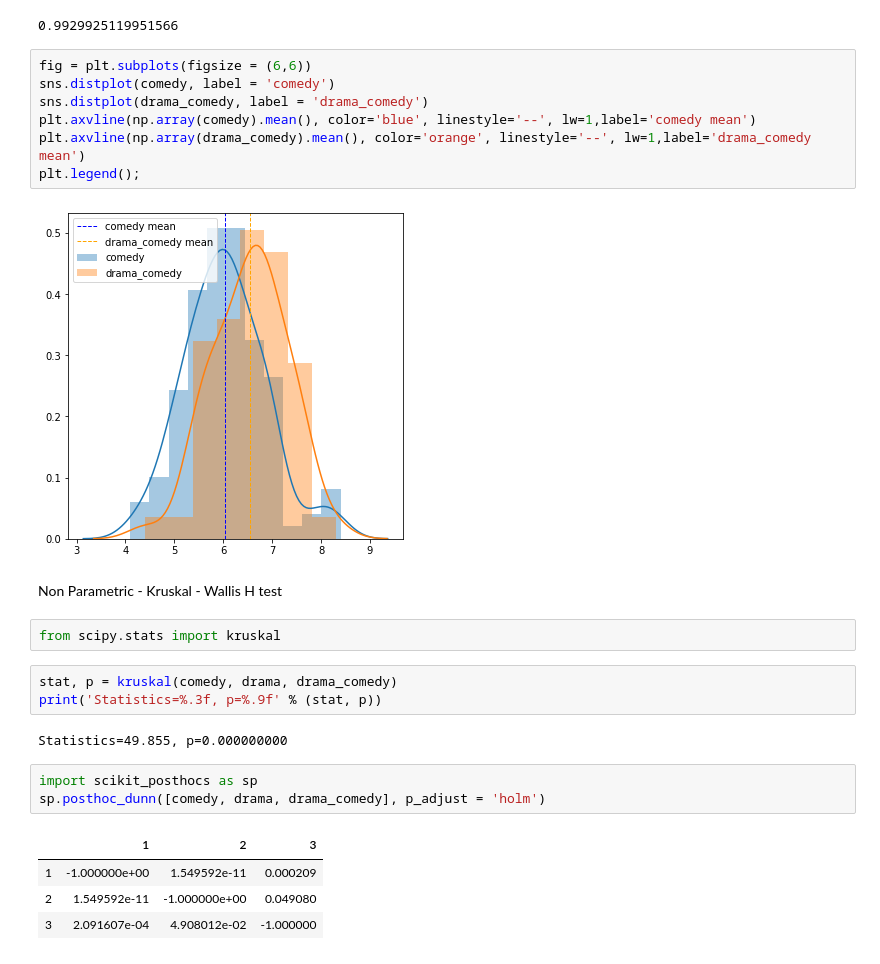
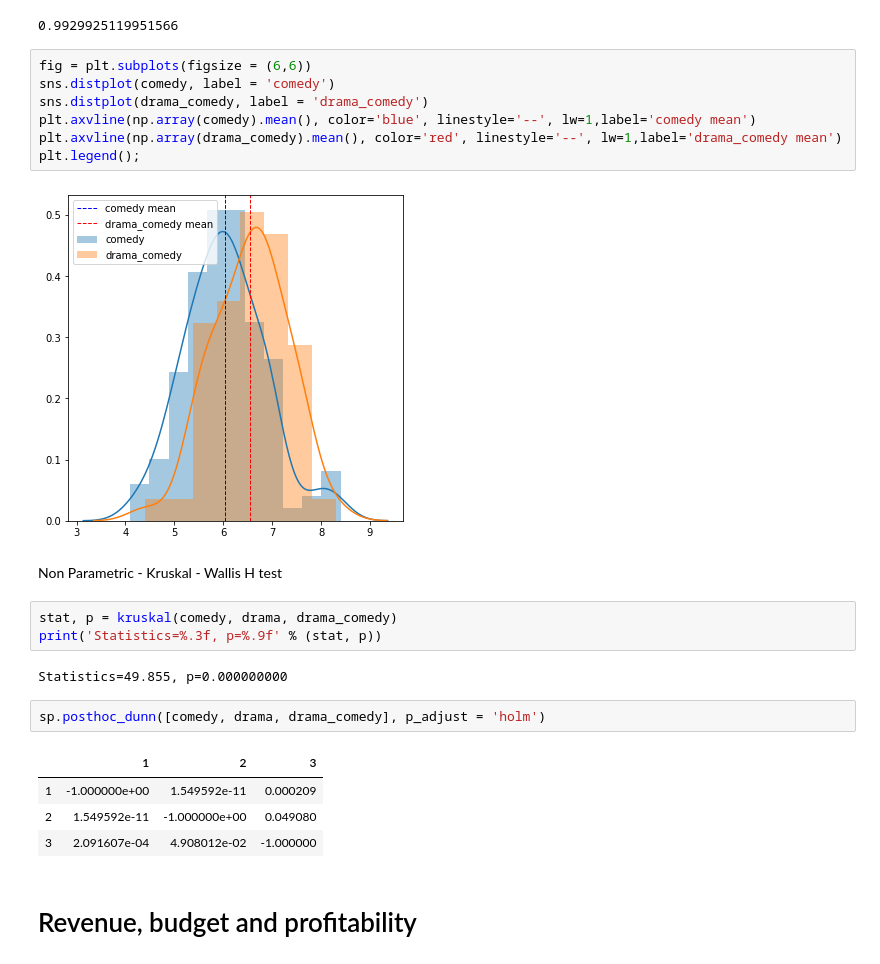
Before and after one commit to joekryan/FlatironMod3Project, a Jupyter notebook: Hypothesis Testing Jahir.ipynb, the cells around one changed output. Drawn from its saved outputs; the diff is of its cells as text.

```diff
--- a/Hypothesis Testing Jahir.ipynb
+++ b/Hypothesis Testing Jahir.ipynb
@@ -519,26 +566,25 @@ power_analysis.solve_power(effect_size=c_d, nobs1=120, alpha=.05, ratio = 90/120
 # %%
 fig = plt.subplots(figsize = (6,6))
 sns.distplot(comedy, label = 'comedy')
 sns.distplot(drama_comedy, label = 'drama_comedy')
 plt.axvline(np.array(comedy).mean(), color='blue', linestyle='--', lw=1,label='comedy mean')
-plt.axvline(np.array(drama_comedy).mean(), color='orange', linestyle='--', lw=1,label='drama_comedy mean')
+plt.axvline(np.array(drama_comedy).mean(), color='red', linestyle='--', lw=1,label='drama_comedy mean')
 plt.legend();
 # %% [output]
-[figure, old version]
+[figure, new version]
 # %% [markdown]
 Non Parametric - Kruskal - Wallis H test
-# %%
-from scipy.stats import kruskal
 # %%
 stat, p = kruskal(comedy, drama, drama_comedy)
 print('Statistics=%.3f, p=%.9f' % (stat, p))
 # %% [output]
 Statistics=49.855, p=0.000000000
 # %%
-import scikit_posthocs as sp
 sp.posthoc_dunn([comedy, drama, drama_comedy], p_adjust = 'holm')
 # %% [output]
 |  | 1 | 2 | 3 |
 | 1 | -1.000000e+00 | 1.549592e-11 | 0.000209 |
 | 2 | 1.549592e-11 | -1.000000e+00 | 0.049080 |
 | 3 | 2.091607e-04 | 4.908012e-02 | -1.000000 |
+# %% [markdown]
+# Revenue, budget and profitability
```
Also changed, not shown: parts of 56 cells of this notebook, 1 other file.
